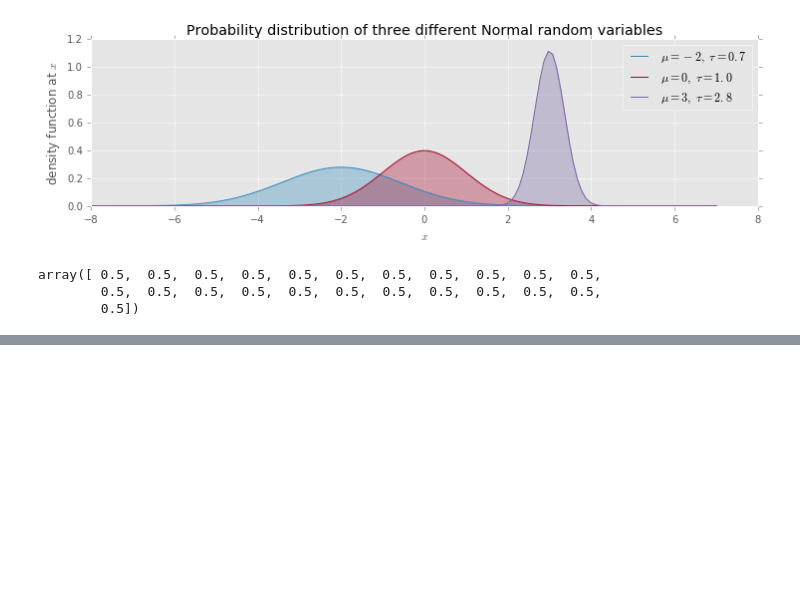
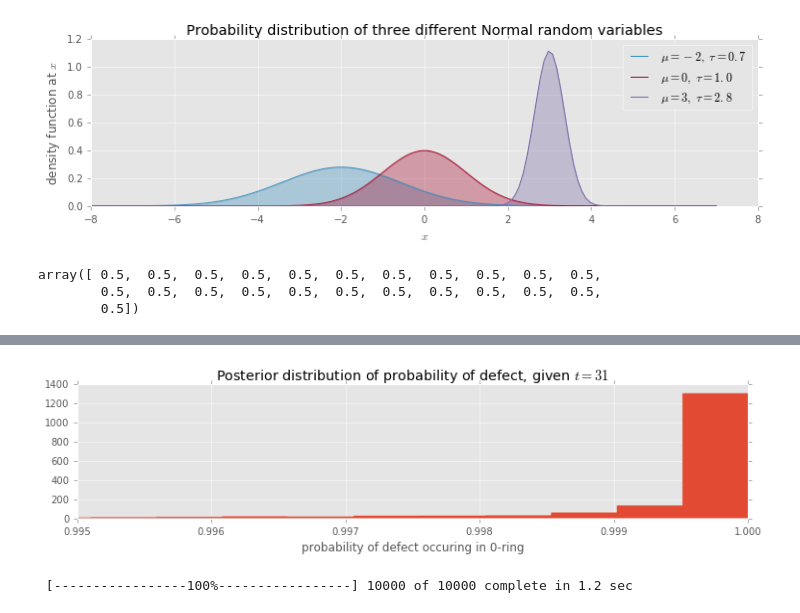
Before and after one commit to re9ulus/bayesian_methods, a Jupyter notebook: note2_PyMC.ipynb, the cells around one changed output, grey strips where cells are left out. Saved outputs shown, nothing was run; the diff lists cells and outputs as text; code cells hidden in the pictures; blank space fills up the shorter version.

```diff
--- a/note2_PyMC.ipynb
+++ b/note2_PyMC.ipynb
@@ -519,0 +563,19 @@ plt.legend();
+# %%
+figsize(12.5, 2.5)
+
+prob_31 = logistic(31, beta_samples, alpha_samples)
+
+plt.xlim(0.995, 1)
+plt.hist(prob_31, bins=1000, normed=True, histtype='stepfilled')
+plt.title('Posterior distribution of probability of defect, given $t = 31$')
+plt.xlabel('probability of defect occuring in 0-ring');
+# %% [output]
+[figure, added]
+# %%
+simulated = pm.Bernoulli('bernoulli_sim', p)
+N = 10000
+
+mcmc = pm.MCMC([simulated, alpha, beta, observed])
+mcmc.sample(N)
+# %% [output]
+ [-----------------100%-----------------] 10000 of 10000 complete in 1.2 sec
```
Also changed, not shown: parts of 27 cells of this notebook.
